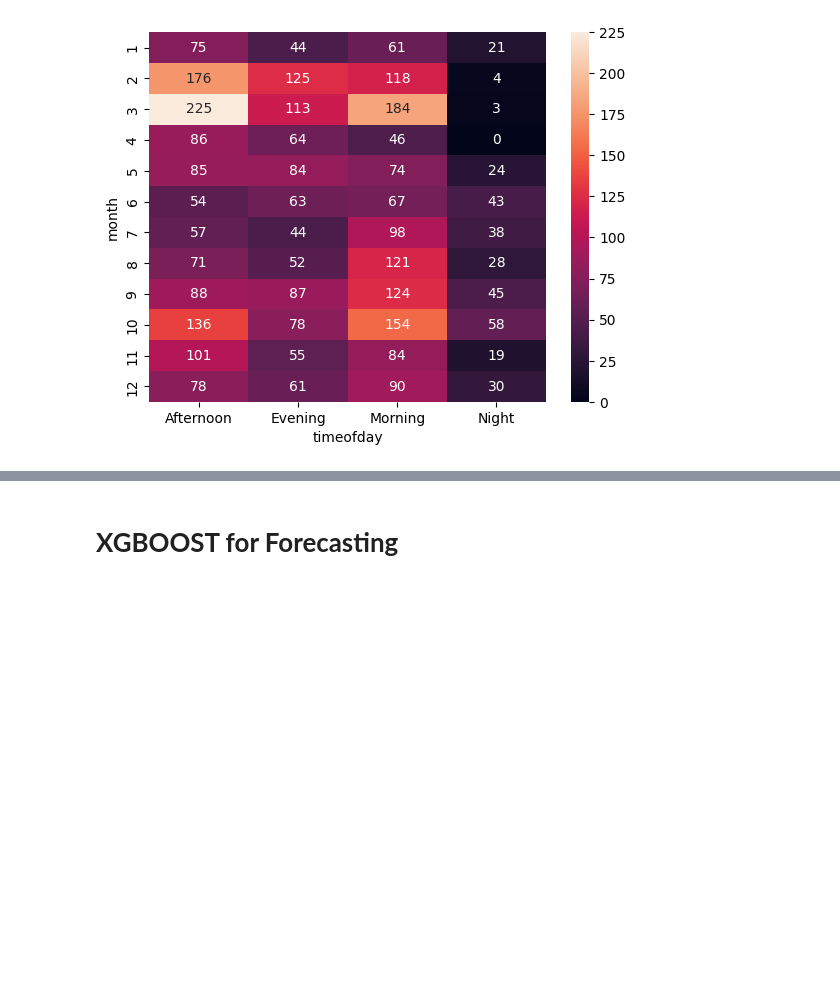
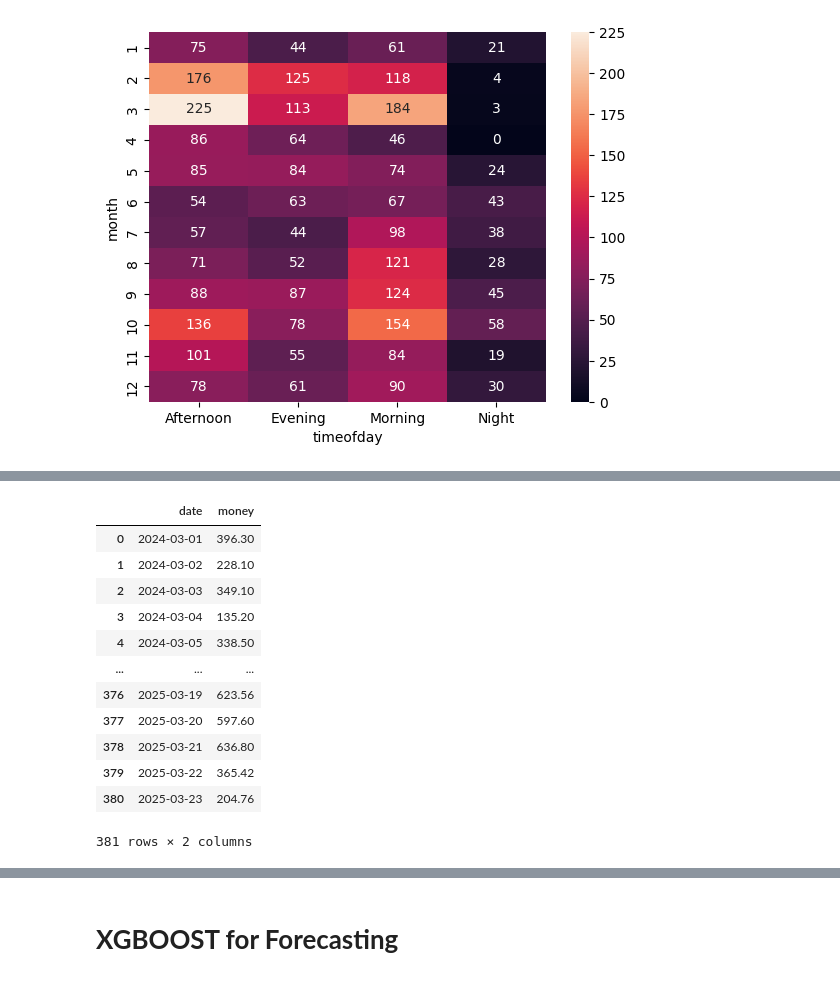
Before and after one commit to IbraheemAloran/Sales-Prediction, a Jupyter notebook: sales_time_series.ipynb, the cells around one changed output, grey strips where cells are left out. Saved outputs shown, nothing was run; the diff lists cells and outputs as text; code cells hidden in the pictures; blank space fills up the shorter version.

```diff
--- a/sales_time_series.ipynb
+++ b/sales_time_series.ipynb
@@ -432,0 +451,18 @@ sns.heatmap(daymonthtraffic.pivot(index='month', columns='timeofday', values='co
+# %%
+
+df = df.groupby('date')['money'].sum().reset_index()
+df
+# %% [output]
+|  | date | money |
+| 0 | 2024-03-01 | 396.30 |
+| 1 | 2024-03-02 | 228.10 |
+| 2 | 2024-03-03 | 349.10 |
+| 3 | 2024-03-04 | 135.20 |
+| 4 | 2024-03-05 | 338.50 |
+| ... | ... | ... |
+| 376 | 2025-03-19 | 623.56 |
+| 377 | 2025-03-20 | 597.60 |
+| 378 | 2025-03-21 | 636.80 |
+| 379 | 2025-03-22 | 365.42 |
+| 380 | 2025-03-23 | 204.76 |
+381 rows × 2 columns
```
Also changed, not shown: parts of 7 cells of this notebook.
